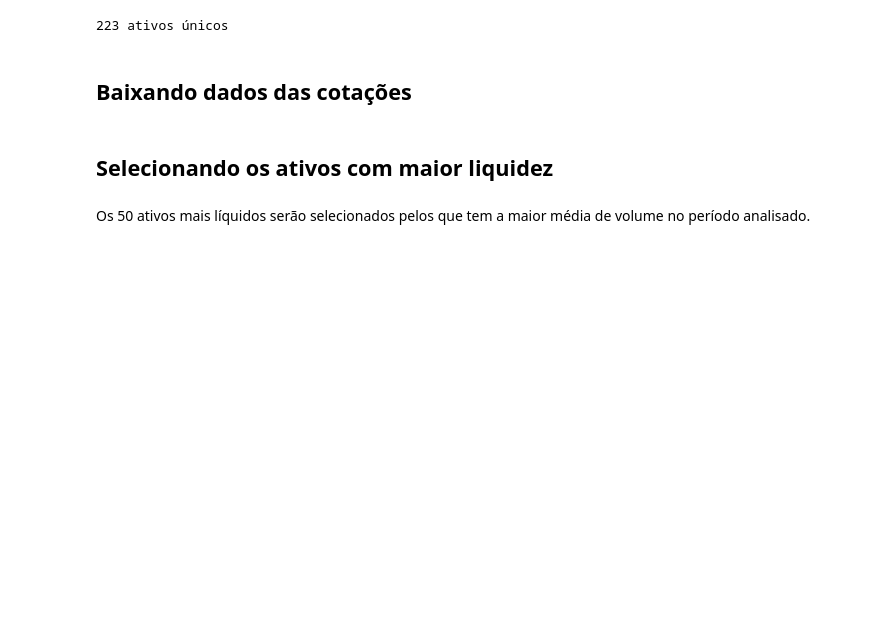
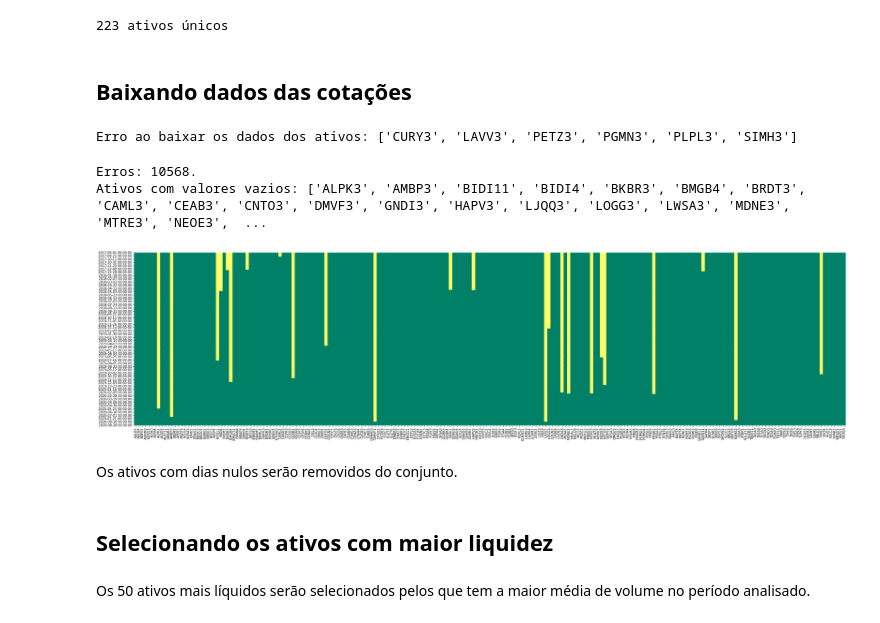
Before and after one commit to thiagolsg/Sinais-Financeiros, a Jupyter notebook: Primeira Atividade Prática Avaliativa.ipynb, the cells around one changed output. Saved outputs shown, nothing was run; the diff lists cells and outputs as text; code cells hidden in the pictures; blank space fills up the shorter version.

Commit message:
Cluster analysis of the stocks
Co-authored-by: carlos <carlosfiuza1234@gmail.com>
Co-authored-by: eduardo <eduardofelipe1903@gmail.com>
Co-authored-by: joao <joaopaulofga@gmail.com>

```diff
--- a/Primeira Atividade Prática Avaliativa.ipynb
+++ b/Primeira Atividade Prática Avaliativa.ipynb
@@ -117,6 +119,7 @@ def download_yahoo_quotes(list_symbols, start_date, final_date):
     daily_quotes = pd.DataFrame()
     daily_volume = pd.DataFrame()
     symbols = []
+    errors = []
     for symbol in tqdm(list_symbols):
 
         if not symbol.endswith('.SA'):
@@ -125,7 +128,7 @@ def download_yahoo_quotes(list_symbols, start_date, final_date):
             symbol_sa = symbol
 
         try:
-            df = pdr.get_data_yahoo(symbol_sa, start_date, final_date)
+            df = DataReader(symbol_sa, 'yahoo', start_date, final_date)
 
             close_price = df["Adj Close"]
             volume = df["Volume"]
@@ -137,11 +140,27 @@ def download_yahoo_quotes(list_symbols, start_date, final_date):
             daily_quotes.columns = symbols
             daily_volume.columns = symbols
         except:
-            print('Erro(%s) ao realizar o download do ativo: %s' % (symbol_sa))
+            errors.append(symbol)
 
+    print('Erro ao baixar os dados dos ativos: %s' % errors)
     return daily_quotes, daily_volume
 # %%
 start_date = '2017-09-01'
 final_date = '2020-09-01'
 
-raw_stocks_quotes, stocks_volumes = download_yahoo_quotes(stock_list, start_date, final_date)
+raw_stocks_quotes, raw_stocks_volumes = download_yahoo_quotes(stock_list, start_date, final_date)
+# %% [output]
+Erro ao baixar os dados dos ativos: ['CURY3', 'LAVV3', 'PETZ3', 'PGMN3', 'PLPL3', 'SIMH3']
+# %%
+plt.figure(figsize=(40,10))
+
+sns.heatmap(raw_stocks_quotes.isnull(),  cbar=False, cmap = 'summer')
+columns_with_na = raw_stocks_quotes.columns[raw_stocks_quotes.isna().any()].tolist()
+
+print("Erros: %s.\nAtivos com valores vazios: %s" % (np.sum(raw_stocks_quotes.isnull().sum()), columns_with_na))
+# %% [output]
+Erros: 10568.
+Ativos com valores vazios: ['ALPK3', 'AMBP3', 'BIDI11', 'BIDI4', 'BKBR3', 'BMGB4', 'BRDT3', 'CAML3', 'CEAB3', 'CNTO3', 'DMVF3', 'GNDI3', 'HAPV3', 'LJQQ3', 'LOGG3', 'LWSA3', 'MDNE3', 'MTRE3', 'NEOE3',  ...
+[figure, added]
+# %% [markdown]
+Os ativos com dias nulos serão removidos do conjunto.
```
Also changed, not shown: parts of 31 cells of this notebook.
